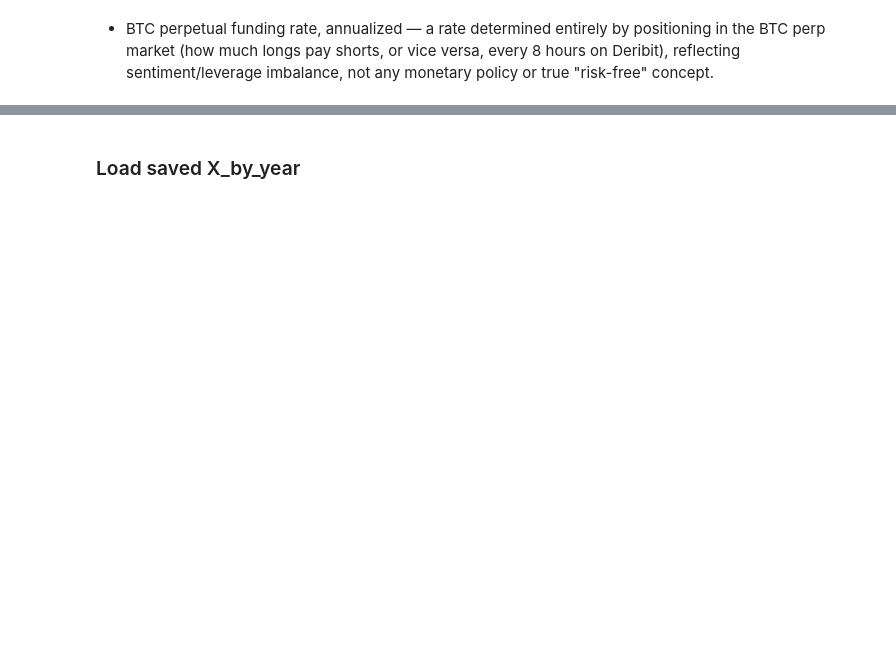
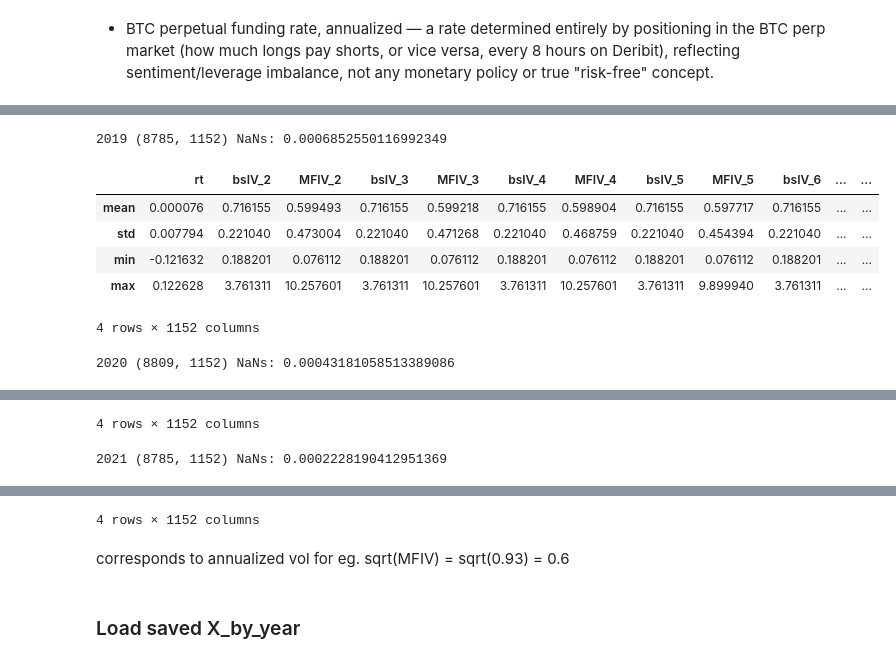
Before and after one commit to Shahahaha11/ModellingAndForecastingVolatility, a Jupyter notebook: DataPrep.ipynb, the cells around one changed output, grey strips where cells are left out. Drawn from its saved outputs; the diff is of its cells as text; code cells hidden in the pictures; blank space fills up the shorter version.

```diff
--- a/DataPrep.ipynb
+++ b/DataPrep.ipynb
@@ -125,2 +189,23 @@ sys.modules.pop("srcB", None)
 # %%
 from srcB.interpol_2 import MFIVPipeline
+# %%
+### PRECOMPUTE MFIV AT ACTUAL OPTION MATURITIES
+
+from srcB.interpol_2 import MFIVPipeline
+
+q = 0.0
+
+MFIV_maturity_by_year = {}
+
+for y in YEARS:
+
+    d_c = d_btc_by_year[y].copy()
+    df_c = df_by_year[y].copy()
+
+    pipe = MFIVPipeline( df=df_c, d_btc=d_c, d_fut=d_fut[y], q=q)
+
+    pipe.build_surfaces()
+
+    MFIV_maturity_by_year[y] = ( pipe.precompute_mfiv_maturities() )
+
+    MFIV_maturity_by_year[y].to_parquet( f"MFIV_maturity_{y}.parquet", index=False)
@@ -169,7 +312,7 @@ for y in YEARS:
 # one prelimary save for safety
 # the "all" keyword stands for all MFIVs. Just indicating a finer grid of MFIVS
 import pickle
-with open("/Users/shah/CODE_BOOK_4/code_document/REPOSITORIES/data/IS/x_by_year_all/x_by_year_prelimary_interpol2.pkl", "wb") as f:
+with open("/Users/shah/CODE_BOOK_4/code_document/REPOSITORIES/data/IS/x_by_year_fut/x_by_year.pkl", "wb") as f:
     pickle.dump(X_by_year, f)
 # %%
 eps = 1e-16
@@ -195,3 +338,16 @@ for y in YEARS:
 # YEARS = [2019, 2020, 2021]
 # for y in YEARS:
 #     X_by_year[y][[f"MFIV_{H}" for H in MFIVS]] /= 8760.0
+# %%
+for y in YEARS:
+    print(y, X_by_year[y].shape, "NaNs:", X_by_year[y].isna().sum().sum()/X_by_year[y].size)
+    display(X_by_year[y].describe().loc[["mean", "std", "min", "max"]])
+# %% [output]
+2019 (8785, 1152) NaNs: 0.0006852550116992349
+|  | rt | bsIV_2 | MFIV_2 | bsIV_3 | MFIV_3 | bsIV_4 | MFIV_4 | bsIV_5 | MFIV_5 | bsIV_6 | ... | ... |
+| mean | 0.000076 | 0.716155 | 0.599493 | 0.716155 | 0.599218 | 0.716155 | 0.598904 | 0.716155 | 0.597717 | 0.716155 | ... | ... |
+| std | 0.007794 | 0.221040 | 0.473004 | 0.221040 | 0.471268 | 0.221040 | 0.468759 | 0.221040 | 0.454394 | 0.221040 | ... | ... |
+| min | -0.121632 | 0.188201 | 0.076112 | 0.188201 | 0.076112 | 0.188201 | 0.076112 | 0.188201 | 0.076112 | 0.188201 | ... | ... |
+| max | 0.122628 | 3.761311 | 10.257601 | 3.761311 | 10.257601 | 3.761311 | 10.257601 | 3.761311 | 9.899940 | 3.761311 | ... | ... |
+4 rows × 1152 columns
+2020 (8809, 1152) NaNs: 0.00043181058513389086
@@ -197,0 +359,2 @@ for y in YEARS:
+4 rows × 1152 columns
+2021 (8785, 1152) NaNs: 0.0002228190412951369
@@ -198,3 +366,6 @@ for y in YEARS:
+4 rows × 1152 columns
+# %% [markdown]
+corresponds to annualized vol for eg.  sqrt(MFIV) = sqrt(0.93) = 0.6
 # %%
 ### COMPUTE AVG MFIV
 
```
Also changed, not shown: parts of 20 cells of this notebook, 5 other files.
